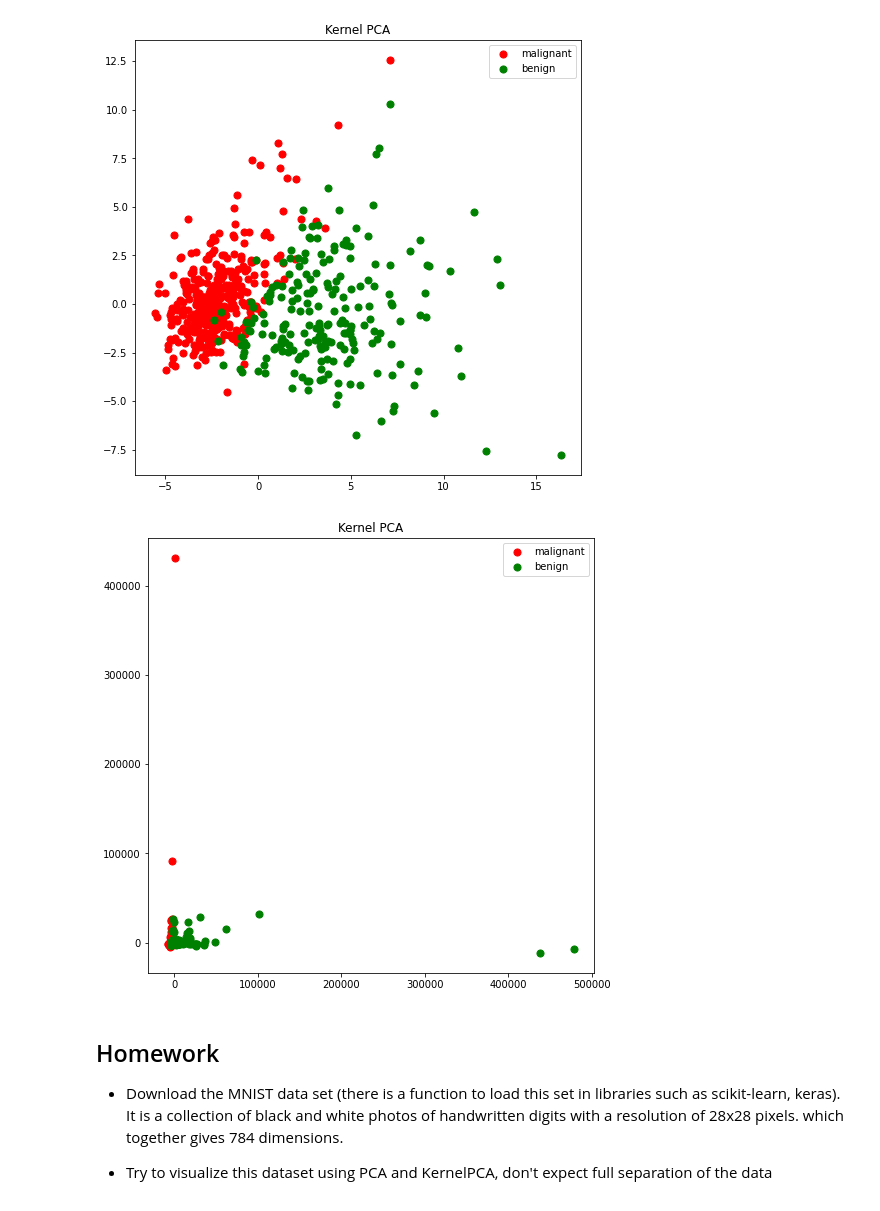
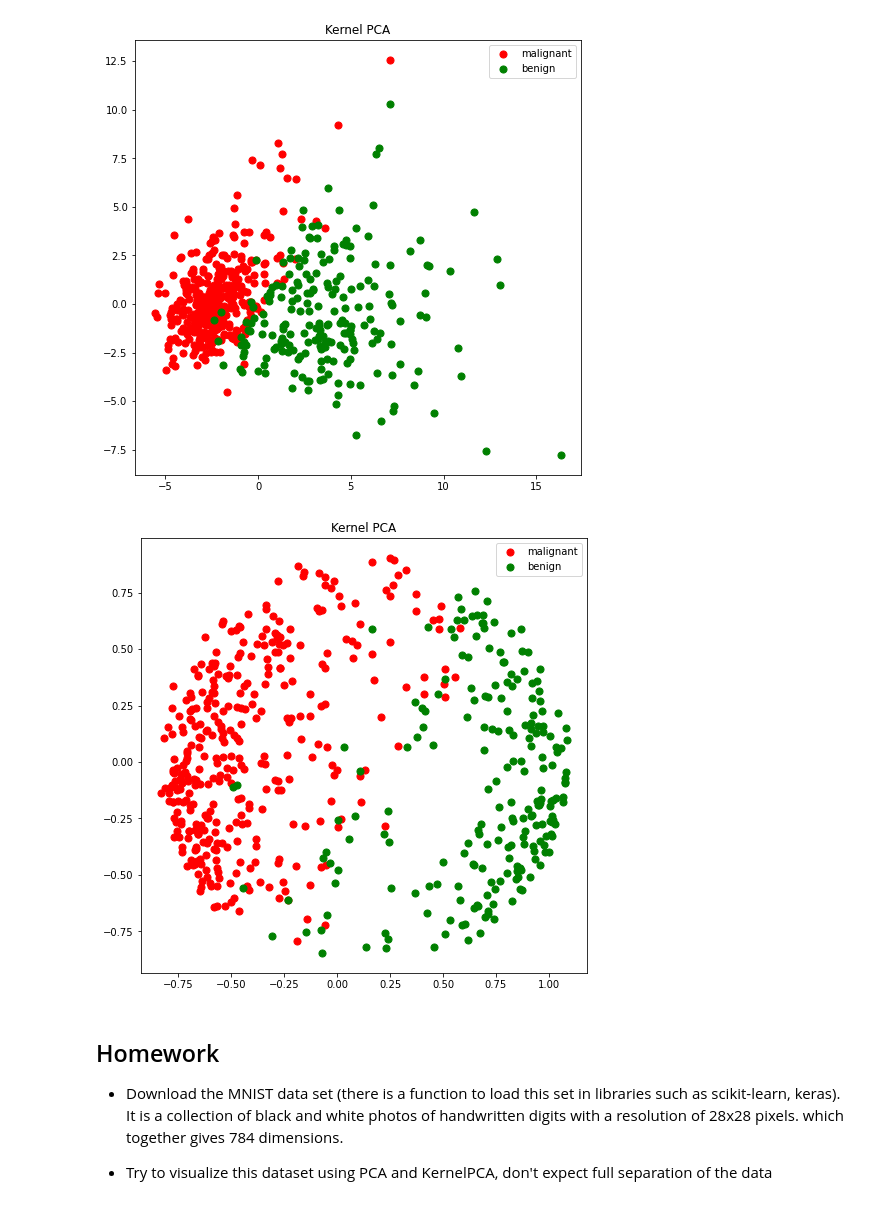
Before and after one commit to PKopel/data-embedding, a Jupyter notebook: pca_kernelpca_lab.ipynb, the cells around one changed output. Cells and saved outputs as stored; diff of their text form; code cells hidden in the pictures.

```diff
--- a/pca_kernelpca_lab.ipynb
+++ b/pca_kernelpca_lab.ipynb
@@ -440,9 +444,9 @@ kpca_bc(bc_data.iloc[:,:-1], 'linear', 25)
 # %% [output]
 [figure]
 # %%
-kpca_bc(bc_data.iloc[:,:-1], 'poly', 15)
+kpca_bc(bc_data.iloc[:,:-1], 'cosine', 15)
 # %% [output]
-[figure, old version]
+[figure, new version]
 # %% [markdown]
 ## Homework
 
```
Also changed, not shown: parts of 2 cells of this notebook.
